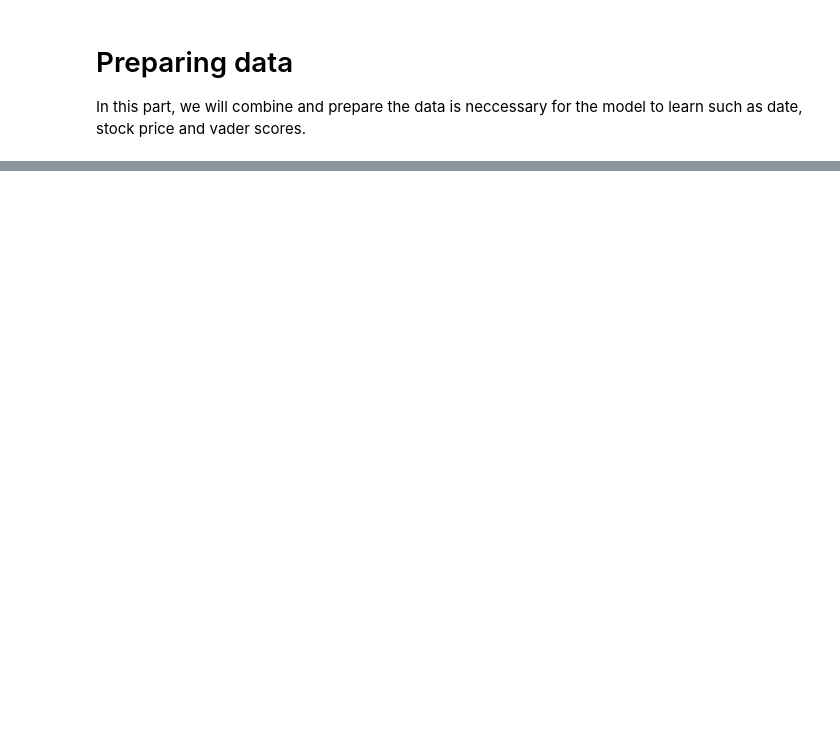
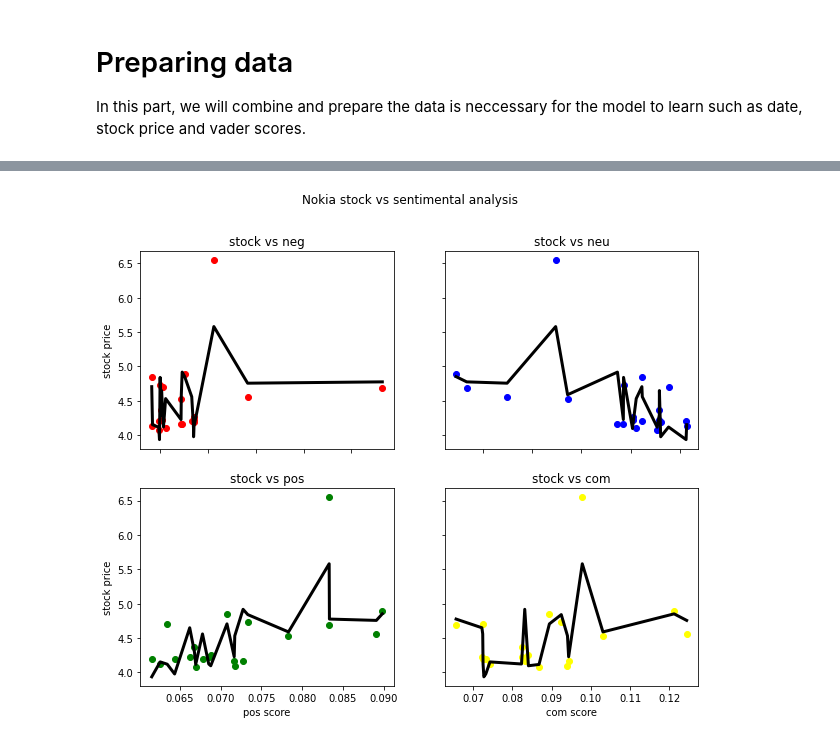
Before and after one commit to chriztaka1997/linear_reg_sentimental_analysis, a Jupyter notebook: analysis.ipynb, the cells around one changed output, grey strips where cells are left out. Cells and saved outputs as stored; diff of their text form; code cells hidden in the pictures; blank space fills up the shorter version.

```diff
--- a/analysis.ipynb
+++ b/analysis.ipynb
@@ -92,0 +291,3 @@ for i in range(len(amc_vader_date)):
+# %%
+#similar with the one above but with nokia data
+reg_nokia = LinearRegression().fit(nokia_merge_df[['neg','neu','pos','com']], nokia_merge_df[['close']])
@@ -92,0 +390,35 @@ for i in range(len(amc_vader_date)):
+# %%
+#plot Nokia
+fig, axs = plt.subplots(2,2)
+fig.suptitle('Nokia stock vs sentimental analysis')
+fig.set_size_inches(10,8)
+
+nokia_sort_neg = nokia_merge_pred.sort_values(by=['neg'])
+axs[0,0].scatter(nokia_sort_neg[['neg']],nokia_sort_neg[['close']],color='red',label='neg')
+axs[0,0].plot(nokia_sort_neg[['neg']], nokia_sort_neg[['pred']], color='black', linewidth=3)
+axs[0,0].set_title('stock vs neg')
+axs[0,0].set(xlabel='neg score', ylabel='stock price')
+axs[0,0].label_outer()
+
+nokia_sort_neu = nokia_merge_pred.sort_values(by=['neu'])
+axs[0,1].scatter(nokia_sort_neu[['neu']],nokia_sort_neu[['close']],color='blue',label='neu')
+axs[0,1].plot(nokia_sort_neu[['neu']], nokia_sort_neu[['pred']], color='black', linewidth=3)
+axs[0,1].set_title('stock vs neu')
+axs[0,1].set(xlabel='neu score', ylabel='stock price')
+axs[0,1].label_outer()
+
+nokia_sort_pos = nokia_merge_pred.sort_values(by=['pos'])
+axs[1,0].scatter(nokia_sort_pos[['pos']],nokia_sort_pos[['close']],color='green',label='pos')
+axs[1,0].plot(nokia_sort_pos[['pos']], nokia_sort_pos[['pred']], color='black', linewidth=3)
+axs[1,0].set_title('stock vs pos')
+axs[1,0].set(xlabel='pos score', ylabel='stock price')
+axs[1,0].label_outer()
+
+nokia_sort_com = nokia_merge_pred.sort_values(by=['com'])
+axs[1,1].scatter(nokia_sort_com[['com']],nokia_sort_com[['close']],color='yellow',label='com')
+axs[1,1].plot(nokia_sort_com[['com']], nokia_sort_com[['pred']], color='black', linewidth=3)
+axs[1,1].set_title('stock vs com')
+axs[1,1].set(xlabel='com score', ylabel='stock price')
+axs[1,1].label_outer()
+# %% [output]
+[figure, added]
```
Also changed, not shown: parts of 45 cells of this notebook.
